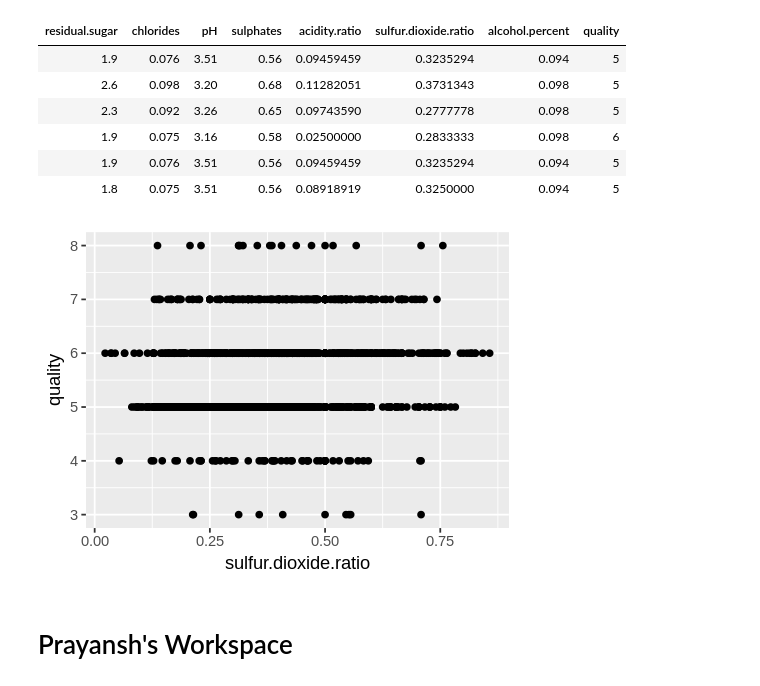
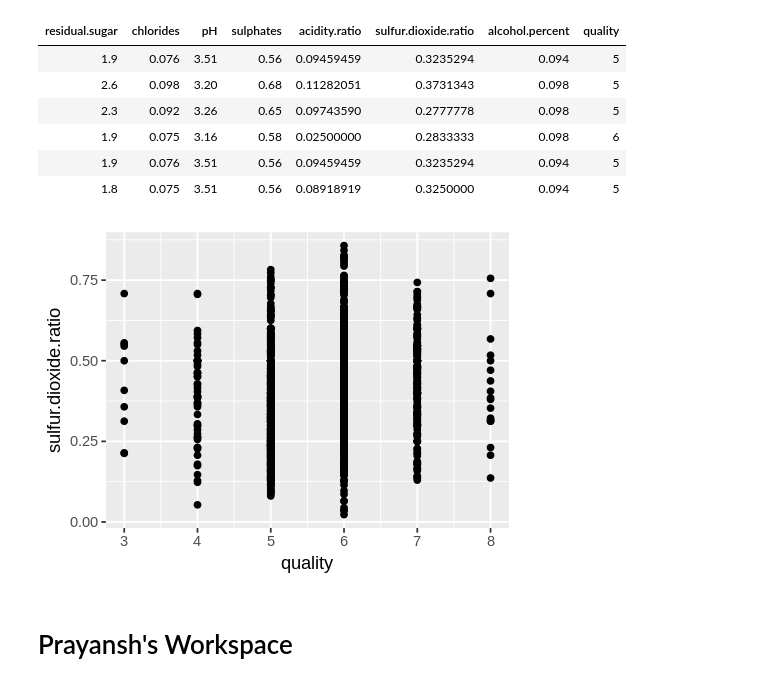
Before and after one commit to ivan-fediaev/DSCI-project, a Jupyter notebook: Project.ipynb, the cells around one changed output. Saved outputs shown, nothing was run; the diff lists cells and outputs as text; code cells hidden in the pictures.

```diff
--- a/Project.ipynb
+++ b/Project.ipynb
@@ -503,9 +513,9 @@ head(red_data_new)
 # %%
 # Try new variable sulfur dioxide ratio
 # use red_data_new
-ggplot(red_data_new,aes(x = sulfur.dioxide.ratio, y = quality)) +
+ggplot(red_data_new,aes(x = quality, y = sulfur.dioxide.ratio)) +
     geom_point()
 # %% [output]
-[figure, old version]
+[figure, new version]
 # %% [markdown]
 # Prayansh's Workspace
```
Also changed, not shown: parts of 7 cells of this notebook.
